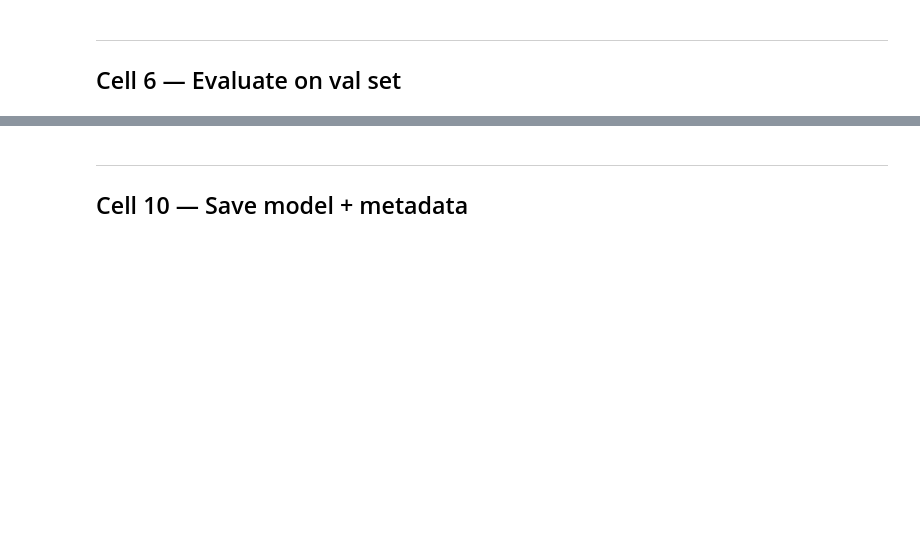
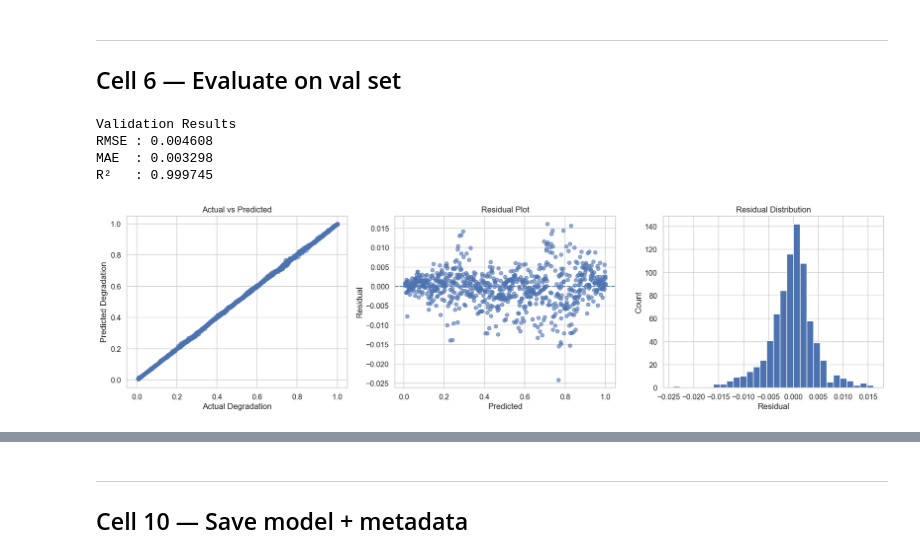
Before and after one commit to Greatwhite20/LocoSense, a Jupyter notebook: notebooks/03_model_training.ipynb, the cells around one changed output, grey strips where cells are left out. Drawn from its saved outputs; the diff is of its cells as text; code cells hidden in the pictures; blank space fills up the shorter version.

```diff
--- a/notebooks/03_model_training.ipynb
+++ b/notebooks/03_model_training.ipynb
@@ -232,4 +216,75 @@ Saved → reports/figures/xgb_training_curve.png
 # %% [markdown]
 ---
 ## Cell 6 — Evaluate on val set
+# %%
+# Predict
+val_preds = xgb_model.predict(X_val).clip(0, 1)
+
+# Metrics
+rmse = root_mean_squared_error(y_val, val_preds)
+mae = mean_absolute_error(y_val, val_preds)
+roc_auc = r2_score(y_val, val_preds)
+
+print("Validation Results")
+print(f"RMSE : {rmse:.6f}")
+print(f"MAE  : {mae:.6f}")
+print(f"R²   : {roc_auc:.6f}")
+
+
+fig, axes = plt.subplots(1, 3, figsize=(18,5))
+
+axes[0].scatter(
+    y_val,
+    val_preds,
+    alpha=0.6
+)
+
+axes[0].plot(
+    [0,1],
+    [0,1],
+    '--',
+    linewidth=2
+)
+
+axes[0].set_title("Actual vs Predicted")
+axes[0].set_xlabel("Actual Degradation")
+axes[0].set_ylabel("Predicted Degradation")
+
+
+residuals = y_val - val_preds
+
+axes[1].scatter(
+    val_preds,
+    residuals,
+    alpha=0.6
+)
+
+axes[1].axhline(
+    y=0,
+    linestyle='--'
+)
+
+axes[1].set_title("Residual Plot")
+axes[1].set_xlabel("Predicted")
+axes[1].set_ylabel("Residual")
+
+
+axes[2].hist(
+    residuals,
+    bins=30
+)
+
+axes[2].set_title("Residual Distribution")
+axes[2].set_xlabel("Residual")
+axes[2].set_ylabel("Count")
+
+plt.tight_layout()
+plt.savefig(FIGURES_DIR / "xgb_validation_results.png")
+plt.show()
+# %% [output]
+Validation Results
+RMSE : 0.004608
+MAE  : 0.003298
+R²   : 0.999745
+[figure, added]
 # %%
```
Also changed, not shown: parts of 20 cells of this notebook, 51 other files.
